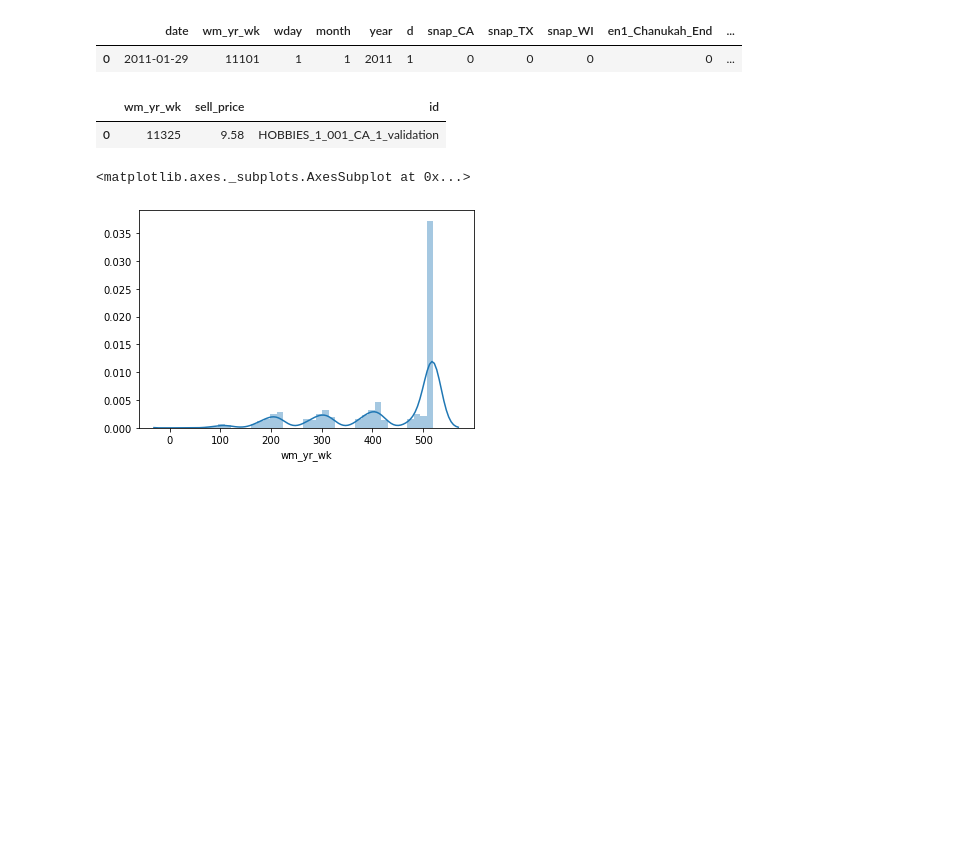
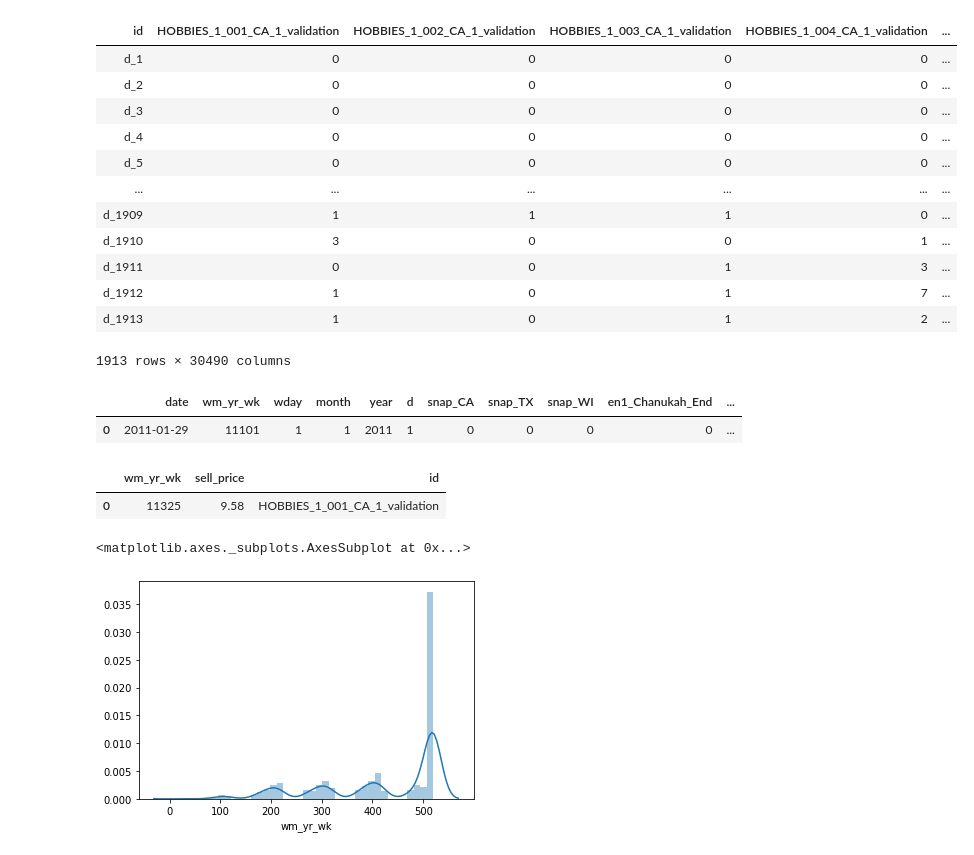
Before and after one commit to arhow/m5_forecasting_accuracy, a Jupyter notebook: notebook/for-japanese-beginner-with-wrmsse-in-lgbm.ipynb, the cells around one changed output. Drawn from its saved outputs; the diff is of its cells as text; code cells hidden in the pictures; blank space fills up the shorter version.

```diff
--- a/notebook/for-japanese-beginner-with-wrmsse-in-lgbm.ipynb
+++ b/notebook/for-japanese-beginner-with-wrmsse-in-lgbm.ipynb
@@ -359,0 +439,16 @@ calendar, sell_prices, sales_train_val, submission = read_data()
+# %%
+sales_train_val.T
+# %% [output]
+| id | HOBBIES_1_001_CA_1_validation | HOBBIES_1_002_CA_1_validation | HOBBIES_1_003_CA_1_validation | HOBBIES_1_004_CA_1_validation | ... |
+| d_1 | 0 | 0 | 0 | 0 | ... |
+| d_2 | 0 | 0 | 0 | 0 | ... |
+| d_3 | 0 | 0 | 0 | 0 | ... |
+| d_4 | 0 | 0 | 0 | 0 | ... |
+| d_5 | 0 | 0 | 0 | 0 | ... |
+| ... | ... | ... | ... | ... | ... |
+| d_1909 | 1 | 1 | 1 | 0 | ... |
+| d_1910 | 3 | 0 | 0 | 1 | ... |
+| d_1911 | 0 | 0 | 1 | 3 | ... |
+| d_1912 | 1 | 0 | 1 | 7 | ... |
+| d_1913 | 1 | 0 | 1 | 2 | ... |
+1913 rows × 30490 columns
```
Also changed, not shown: parts of 15 cells of this notebook, 5 other files.
